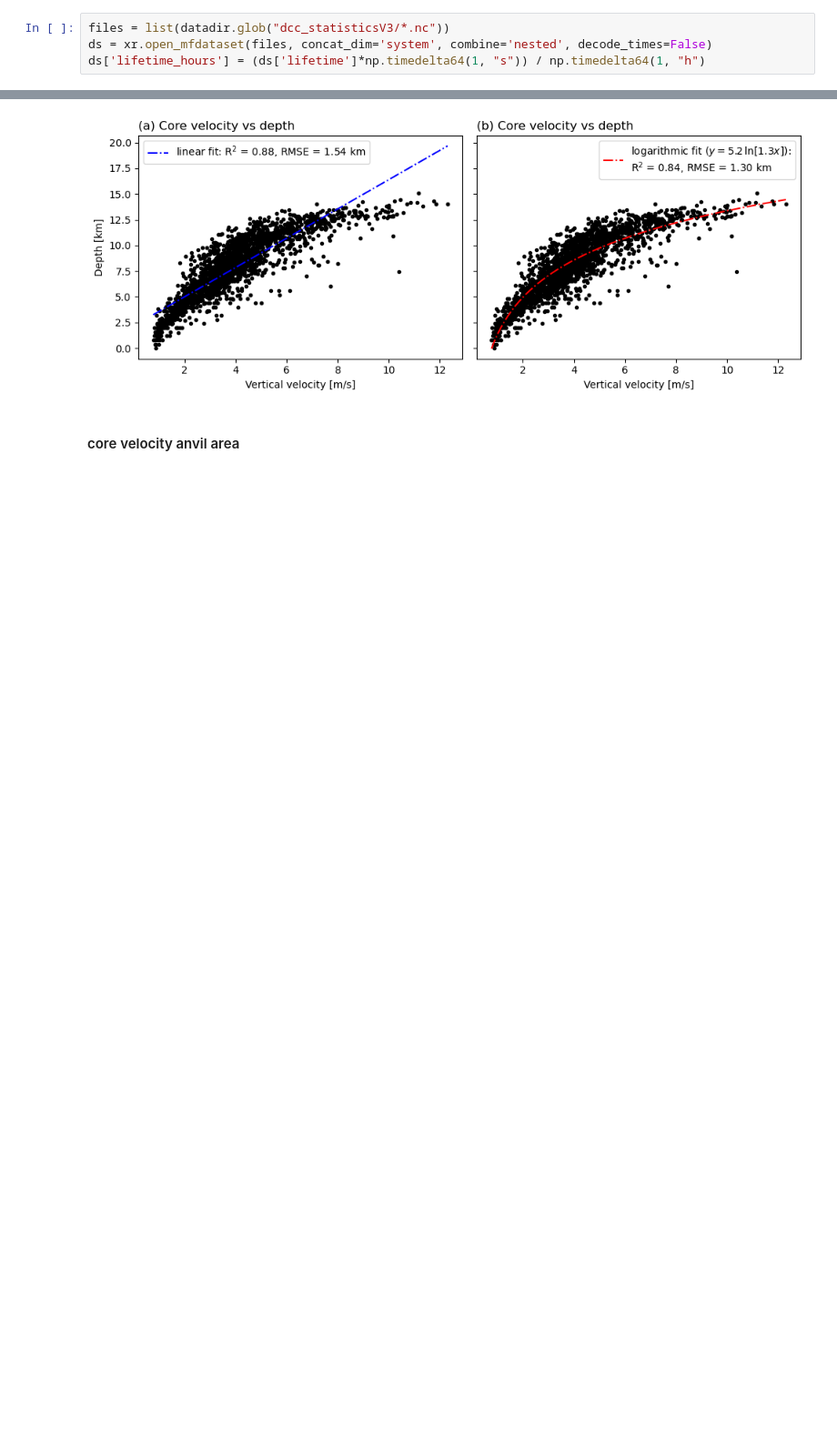
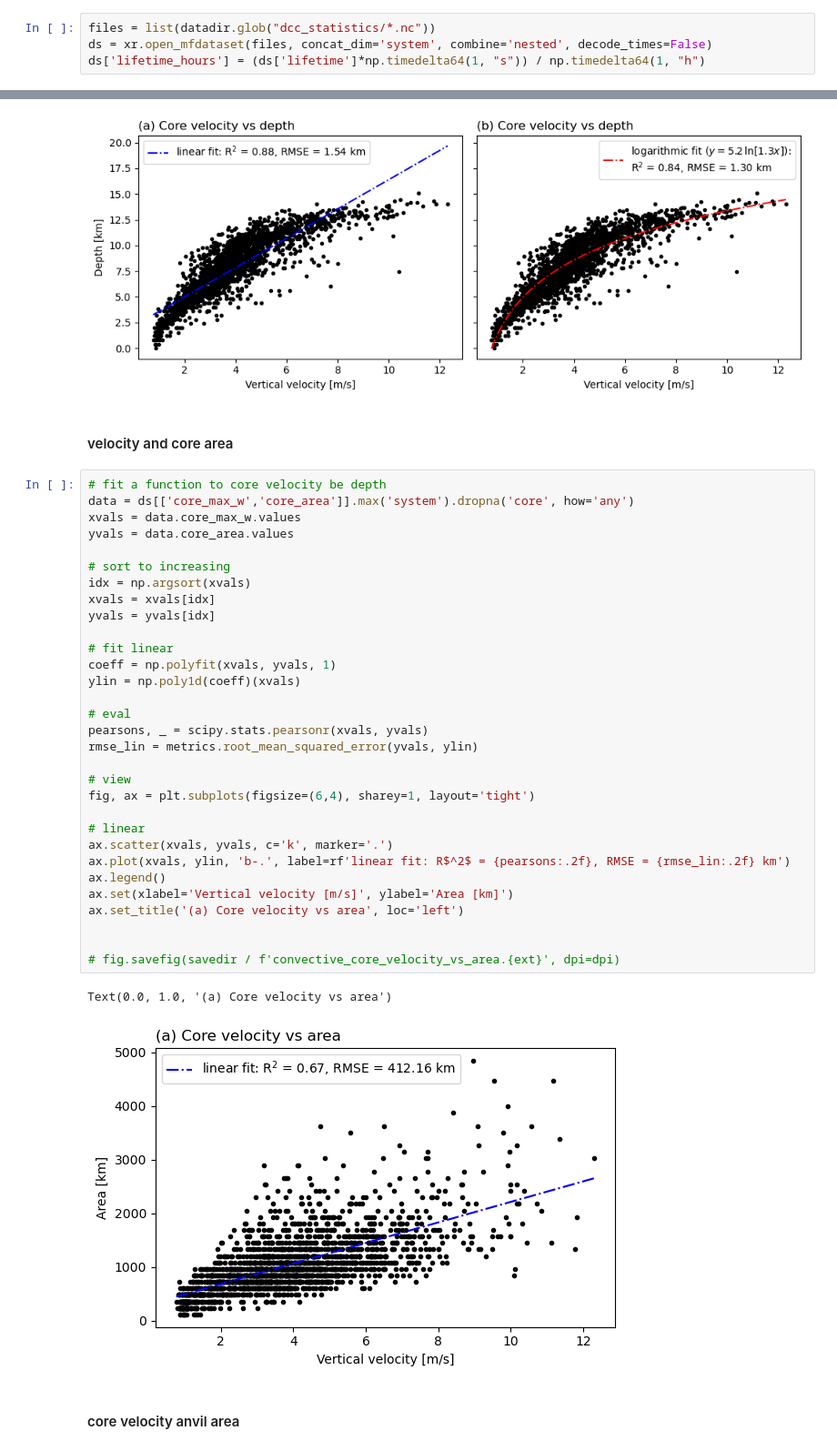
Before and after one commit to mathilde-ritman/acp_submission, a Jupyter notebook: scripts/data_analysis/08.correlations.ipynb, the cells around one changed output, grey strips where cells are left out. Shown at 91% size. Drawn from its saved outputs; the diff is of its cells as text; blank space fills up the shorter version.

```diff
--- a/scripts/data_analysis/08.correlations.ipynb
+++ b/scripts/data_analysis/08.correlations.ipynb
@@ -37,7 +37,7 @@ os.listdir(datadir/'dcc_statistics')
 dpi = 300
 ext = 'pdf'
 # %%
-files = list(datadir.glob("dcc_statisticsV3/*.nc"))
+files = list(datadir.glob("dcc_statistics/*.nc"))
 ds = xr.open_mfdataset(files, concat_dim='system', combine='nested', decode_times=False)
 ds['lifetime_hours'] = (ds['lifetime']*np.timedelta64(1, "s")) / np.timedelta64(1, "h")
 # %% [markdown]
@@ -96,6 +96,42 @@ ax.set_title('(b) Core velocity vs depth', loc='left')
 # fig.savefig(savedir / f'convective_core_velocity_vs_depth.{ext}', dpi=dpi)
 # %% [output]
 [figure]
+# %% [markdown]
+#### velocity and core area
+# %%
+# fit a function to core velocity be depth
+data = ds[['core_max_w','core_area']].max('system').dropna('core', how='any')
+xvals = data.core_max_w.values
+yvals = data.core_area.values
+
+# sort to increasing
+idx = np.argsort(xvals)
+xvals = xvals[idx]
+yvals = yvals[idx]
+
+# fit linear
+coeff = np.polyfit(xvals, yvals, 1)
+ylin = np.poly1d(coeff)(xvals)
+
+# eval
+pearsons, _ = scipy.stats.pearsonr(xvals, yvals)
+rmse_lin = metrics.root_mean_squared_error(yvals, ylin)
+
+# view
+fig, ax = plt.subplots(figsize=(6,4), sharey=1, layout='tight')
+
+# linear
+ax.scatter(xvals, yvals, c='k', marker='.')
+ax.plot(xvals, ylin, 'b-.', label=rf'linear fit: R$^2$ = {pearsons:.2f}, RMSE = {rmse_lin:.2f} km')
+ax.legend()
+ax.set(xlabel='Vertical velocity [m/s]', ylabel='Area [km]')
+ax.set_title('(a) Core velocity vs area', loc='left')
+
+
+# fig.savefig(savedir / f'convective_core_velocity_vs_area.{ext}', dpi=dpi)
+# %% [output]
+Text(0.0, 1.0, '(a) Core velocity vs area')
+[figure, added]
 # %% [markdown]
 #### core velocity anvil area
 # %%
```
Also changed, not shown: parts of 13 cells of this notebook, 9 other files.
